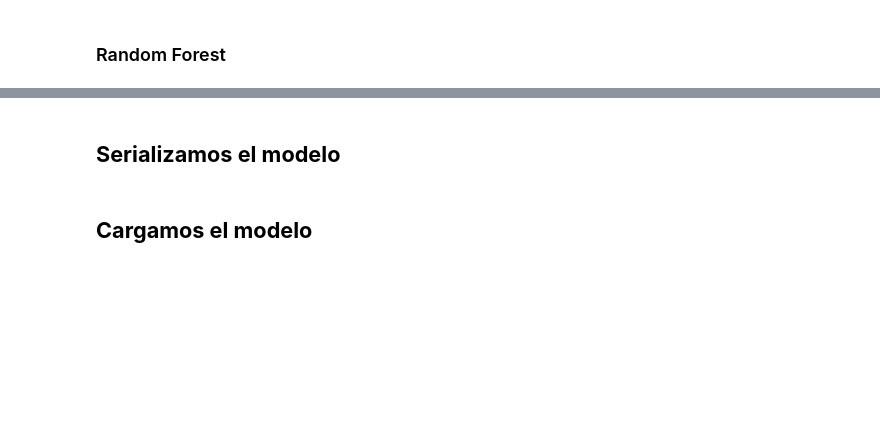
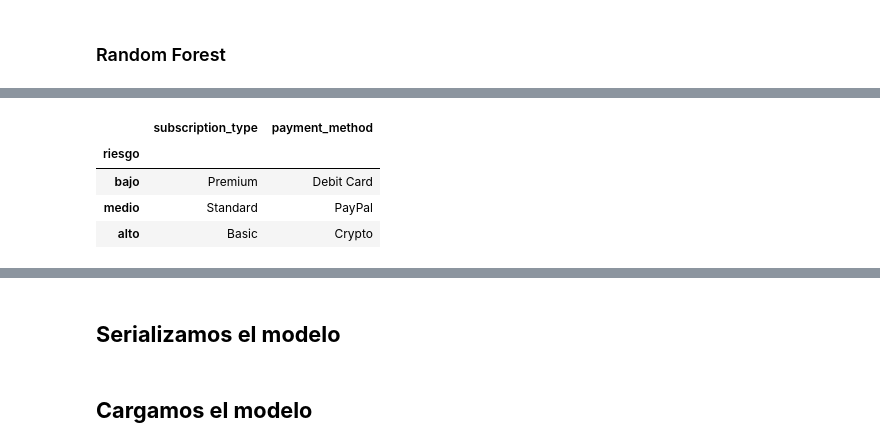
Before and after one commit to VillaltaE/Hackthon_NoCountry_65, a Jupyter notebook: data-science/Predictivo_Netflix.ipynb, the cells around one changed output, grey strips where cells are left out. Saved outputs shown, nothing was run; the diff lists cells and outputs as text; code cells hidden in the pictures; blank space fills up the shorter version.

```diff
--- a/data-science/Predictivo_Netflix.ipynb
+++ b/data-science/Predictivo_Netflix.ipynb
@@ -395,0 +434,9 @@ Destacable del análisis es que tanto la Regresión Logística como el Random Fo
+# %%
+# Según las variables demográficas
+df_riesgo.groupby('riesgo', observed=True)[['subscription_type', 'payment_method']].agg(pd.Series.mode)
+# %% [output]
+|  | subscription_type | payment_method |
+| riesgo |  |  |
+| bajo | Premium | Debit Card |
+| medio | Standard | PayPal |
+| alto | Basic | Crypto |
```
Also changed, not shown: parts of 17 cells of this notebook.
